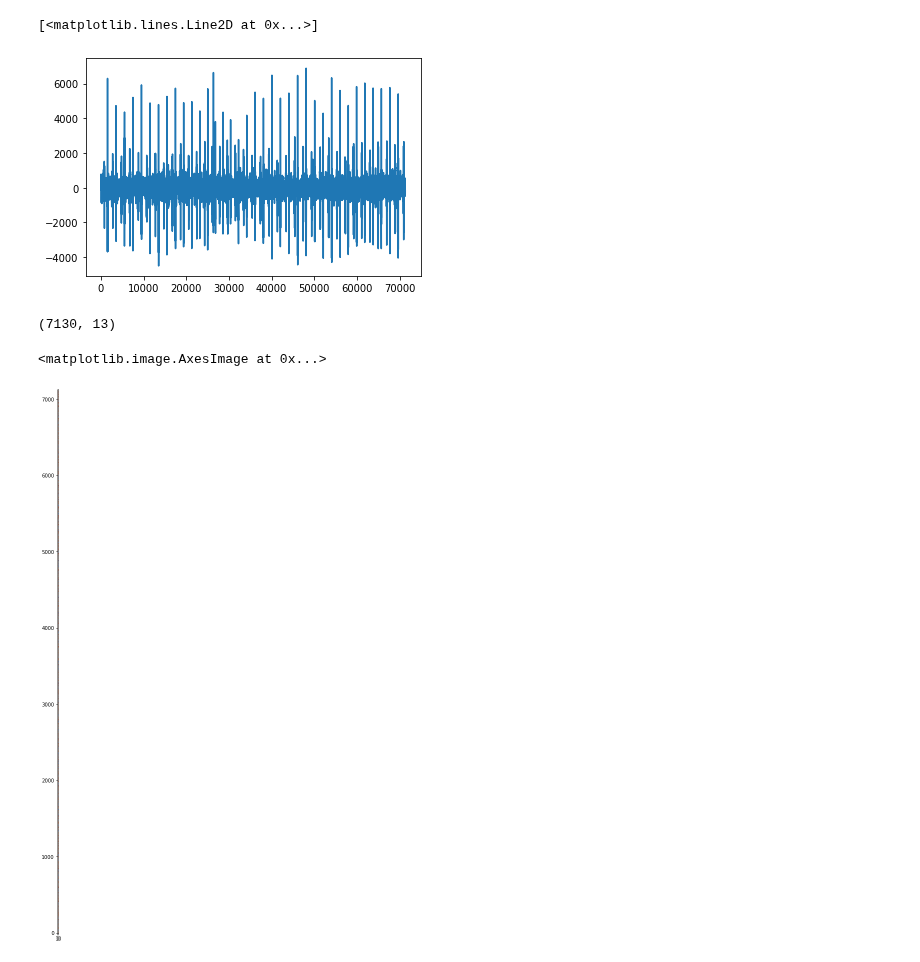
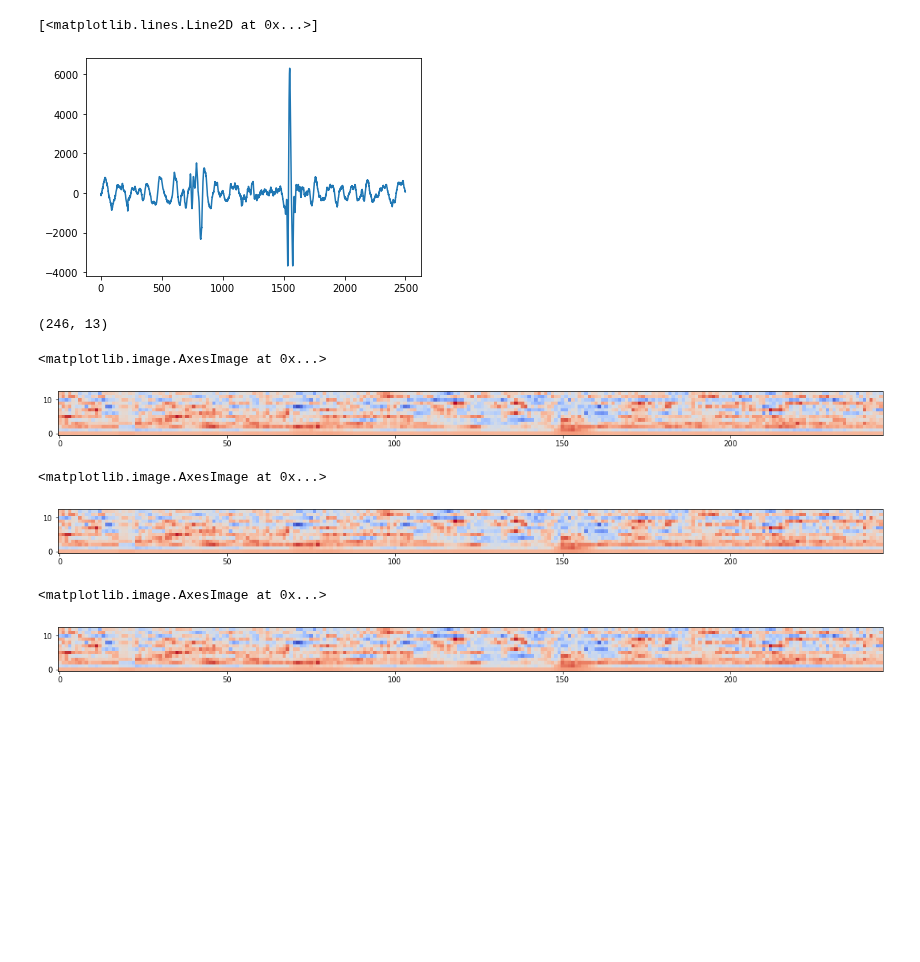
Before and after one commit to IstiaqAnsari/SpectNet, a Jupyter notebook: codes/MFCC.ipynb, the cells around one changed output. Drawn from its saved outputs; the diff is of its cells as text; code cells hidden in the pictures; blank space fills up the shorter version.

Commit message:
working with mfcc

```diff
--- a/codes/MFCC.ipynb
+++ b/codes/MFCC.ipynb
@@ -23,16 +24,31 @@ labels = pd.read_csv(labelpath,names=['wav','class','quality'])
 # %%
 (fs,sig) = wav.read(os.path.join(datapath,files[0]))
 # %%
-plt.plot(sig)
+plt.plot(sig[:2500])
 # %% [output]
 [<matplotlib.lines.Line2D at 0x...>]
-[figure, old version]
+[figure, new version]
 # %%
-m = psf.base.mfcc(sig,samplerate=1000,winlen=0.05,winstep=0.01)
+m = psf.base.mfcc(sig[:2500],samplerate=1000,winlen=0.05,winstep=0.01)
 print(m.shape)
 plt.figure(figsize=(20,20))
-plt.imshow(m, interpolation='nearest', cmap=cm.coolwarm, origin='lower')
+plt.imshow(np.transpose(m), interpolation='nearest', cmap=cm.coolwarm, origin='lower')
 # %% [output]
-(7130, 13)
+(246, 13)
 <matplotlib.image.AxesImage at 0x...>
-[figure, old version]
+[figure, new version]
+# %%
+m = m/np.max(np.abs(m))
+plt.figure(figsize=(20,20))
+plt.imshow(np.transpose(m), interpolation='nearest', cmap=cm.coolwarm, origin='lower')
+# %% [output]
+<matplotlib.image.AxesImage at 0x...>
+[figure, added]
+# %%
+mm = m.transpose()
+cm = plt.get_cmap('coolwarm')
+plt.figure(figsize=(20,20))
+plt.imshow(mm,interpolation='nearest',cmap=cm,origin='lower')
+# %% [output]
+<matplotlib.image.AxesImage at 0x...>
+[figure, added]
```
Also changed, not shown: parts of 1 cell of this notebook, 1 other file.
